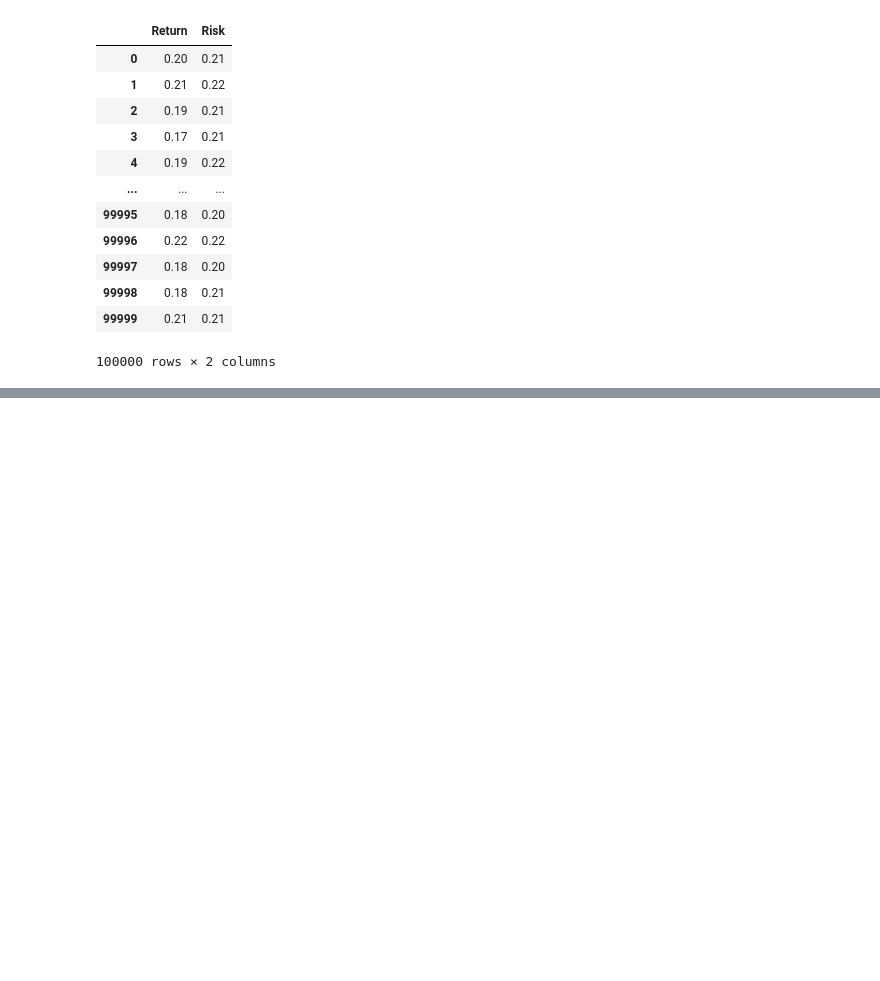
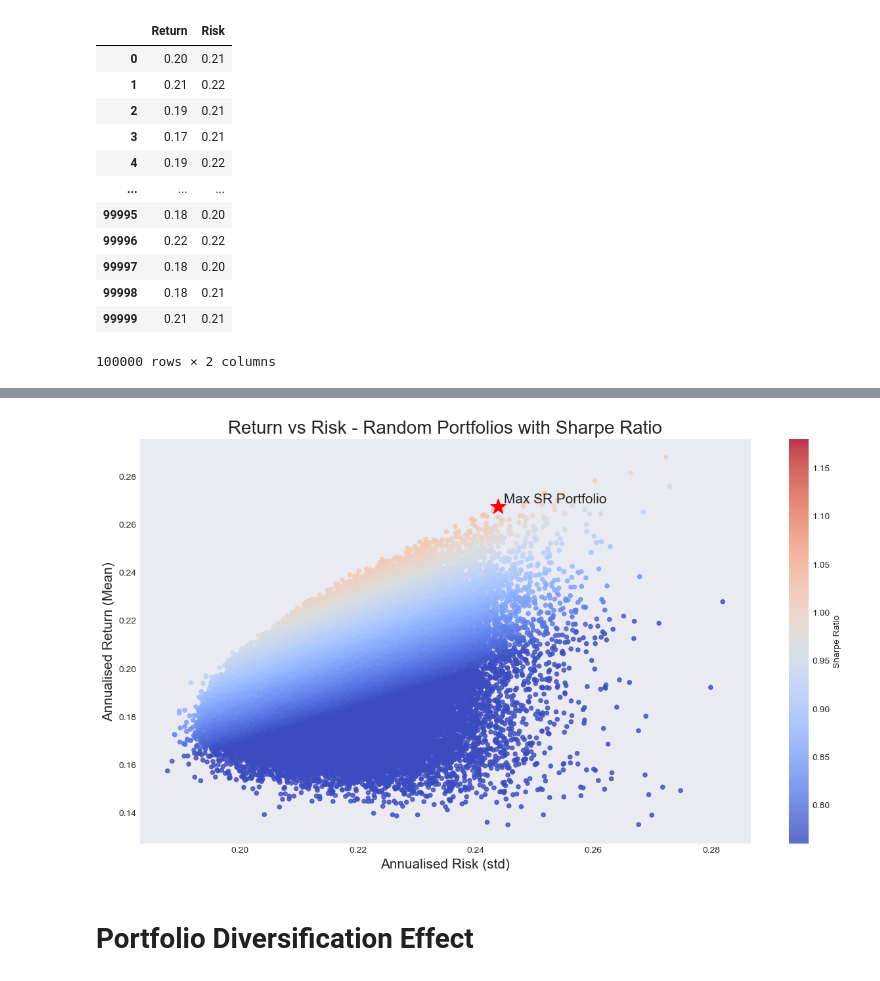
Before and after one commit to epifeni/BusinessFinanceAi, a Jupyter notebook: Finance_PSKY/NB_PSKY_PortfolioAnalysis.ipynb, the cells around one changed output, grey strips where cells are left out. Cells and saved outputs as stored; diff of their text form; code cells hidden in the pictures; blank space fills up the shorter version.

```diff
--- a/Finance_PSKY/NB_PSKY_PortfolioAnalysis.ipynb
+++ b/Finance_PSKY/NB_PSKY_PortfolioAnalysis.ipynb
@@ -505,0 +704,4 @@ plt.show()
+# %%
+# weights of the maximum Sharpe ratio portfolio
+msrp_w = weights[msharp, :]
+msrp_w
@@ -505,0 +726,3 @@ plt.show()
+# %%
+ret["msrp"] = ret.dot(msrp_w)
+ret.head()
@@ -505,0 +737,5 @@ plt.show()
+# %%
+summary = ann_risk_retun(ret)
+# %%
+# maximum Sharpe ratio calculations
+summary["Sharpe"] = (summary['Return'] - risk_free_return) / summary['Risk']
@@ -505,0 +757,17 @@ plt.show()
+# %%
+# plot the optimal portfolio on the risk-return scatter plot
+plt.figure(figsize=(15,8))
+plt.scatter(port_summary.loc[:, 'Risk'], port_summary.loc[:, 'Return'], s = 20,
+            c = port_summary.loc[:, 'Sharpe'], cmap='coolwarm', vmin=0.76, vmax=1.18, alpha=0.8)
+plt.colorbar(label='Sharpe Ratio')
+plt.scatter(summary.loc["msrp", 'Risk'], summary.loc["msrp", 'Return'], c='red', s=300, marker='*')
+plt.annotate(text="Max SR Portfolio", xy=(summary.loc["msrp",'Risk']+0.001, summary.loc["msrp",'Return']+0.0015), size=15)
+
+plt.xlabel('Annualised Risk (std)', fontsize=15)
+plt.ylabel('Annualised Return (Mean)', fontsize=15)
+plt.title('Return vs Risk - Random Portfolios with Sharpe Ratio', fontsize=20)
+plt.show()
+# %% [output]
+[figure, added]
+# %% [markdown]
+# Portfolio Diversification Effect
```
Also changed, not shown: parts of 48 cells of this notebook.
